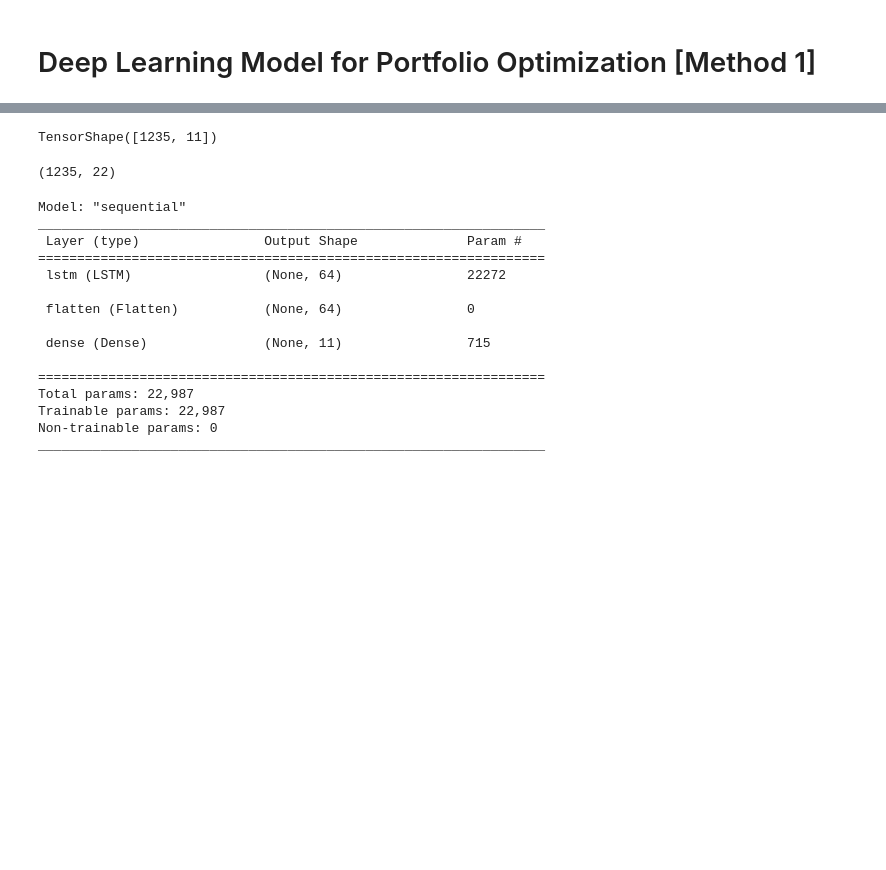
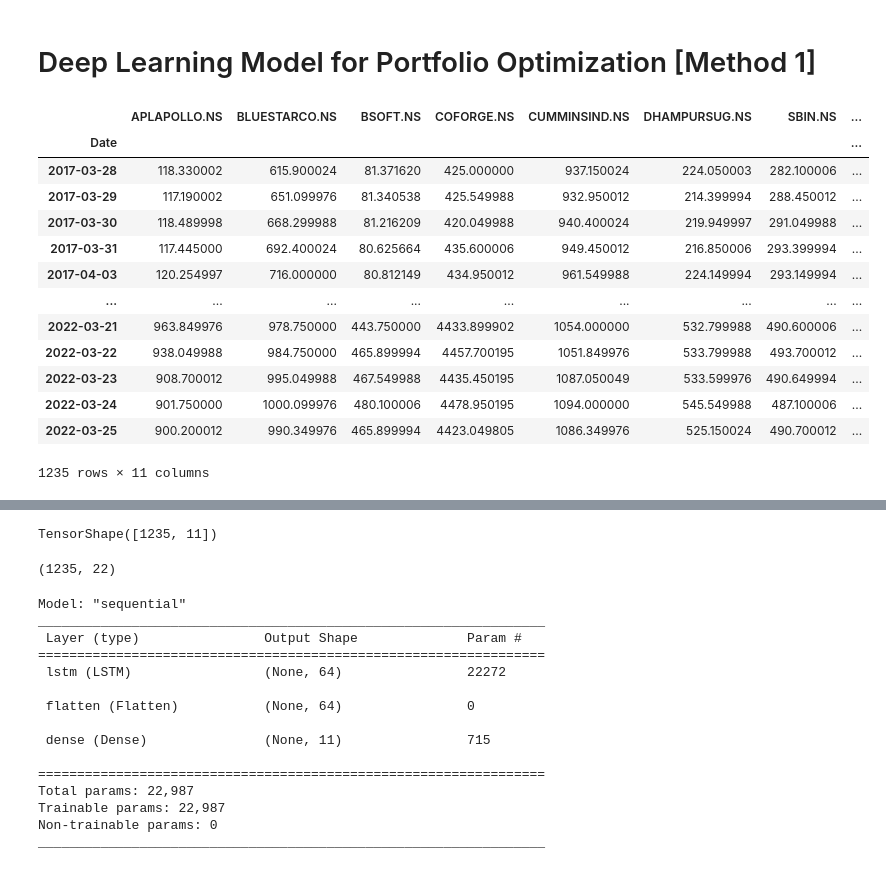
Before and after one commit to thisisindrajit/Portfolio-optimization-using-Deep-Learning-and-statistics, a Jupyter notebook: code.ipynb, the cells around one changed output, grey strips where cells are left out. Saved outputs shown, nothing was run; the diff lists cells and outputs as text; code cells hidden in the pictures; blank space fills up the shorter version.

```diff
--- a/code.ipynb
+++ b/code.ipynb
@@ -731,0 +752,17 @@ sharpe_loss_data = tf.cast(tf.constant(df.iloc[1:]), float)
+# %%
+df.iloc[1:]
+# %% [output]
+|  | APLAPOLLO.NS | BLUESTARCO.NS | BSOFT.NS | COFORGE.NS | CUMMINSIND.NS | DHAMPURSUG.NS | SBIN.NS | ... |
+| Date |  |  |  |  |  |  |  | ... |
+| 2017-03-28 | 118.330002 | 615.900024 | 81.371620 | 425.000000 | 937.150024 | 224.050003 | 282.100006 | ... |
+| 2017-03-29 | 117.190002 | 651.099976 | 81.340538 | 425.549988 | 932.950012 | 214.399994 | 288.450012 | ... |
+| 2017-03-30 | 118.489998 | 668.299988 | 81.216209 | 420.049988 | 940.400024 | 219.949997 | 291.049988 | ... |
+| 2017-03-31 | 117.445000 | 692.400024 | 80.625664 | 435.600006 | 949.450012 | 216.850006 | 293.399994 | ... |
+| 2017-04-03 | 120.254997 | 716.000000 | 80.812149 | 434.950012 | 961.549988 | 224.149994 | 293.149994 | ... |
+| ... | ... | ... | ... | ... | ... | ... | ... | ... |
+| 2022-03-21 | 963.849976 | 978.750000 | 443.750000 | 4433.899902 | 1054.000000 | 532.799988 | 490.600006 | ... |
+| 2022-03-22 | 938.049988 | 984.750000 | 465.899994 | 4457.700195 | 1051.849976 | 533.799988 | 493.700012 | ... |
+| 2022-03-23 | 908.700012 | 995.049988 | 467.549988 | 4435.450195 | 1087.050049 | 533.599976 | 490.649994 | ... |
+| 2022-03-24 | 901.750000 | 1000.099976 | 480.100006 | 4478.950195 | 1094.000000 | 545.549988 | 487.100006 | ... |
+| 2022-03-25 | 900.200012 | 990.349976 | 465.899994 | 4423.049805 | 1086.349976 | 525.150024 | 490.700012 | ... |
+1235 rows × 11 columns
```
Also changed, not shown: parts of 10 cells of this notebook.
